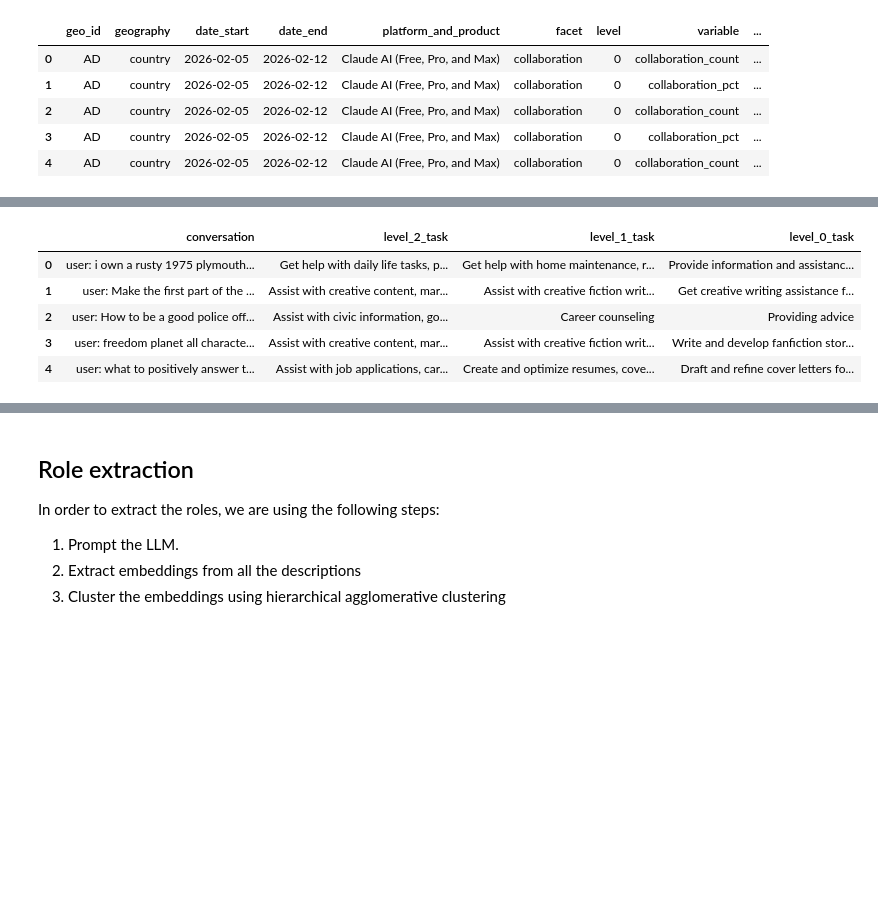
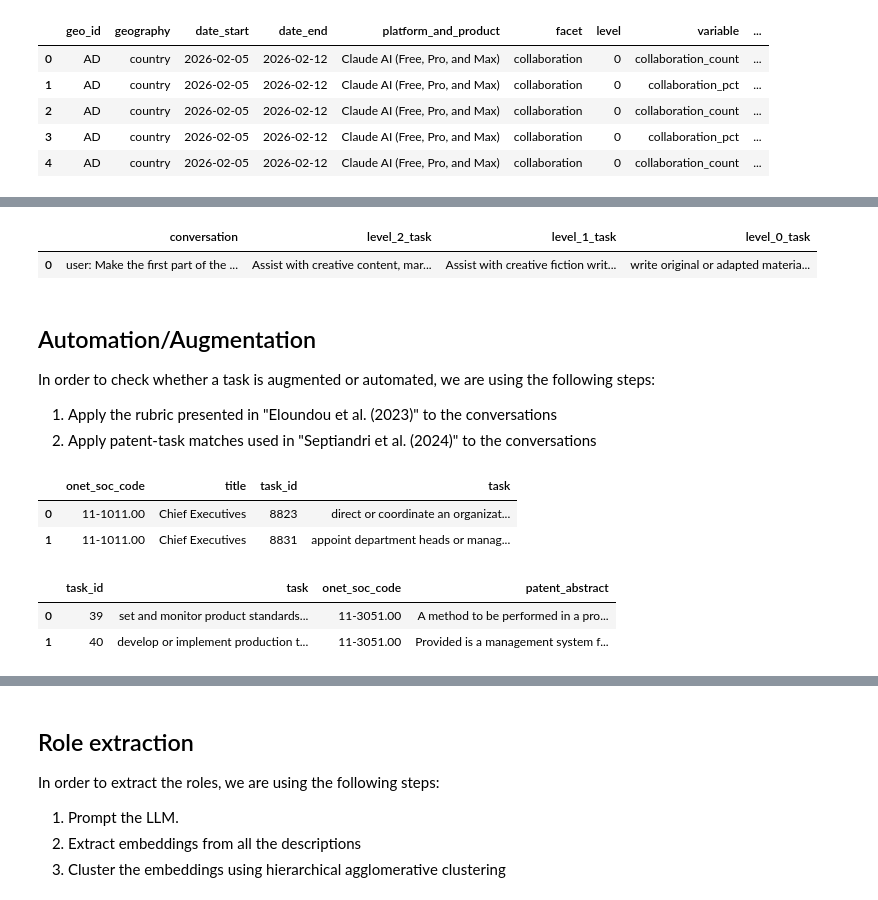
Before and after one commit to Engineering-AI-Systems-Team-3/chatgpt-at-work, a Jupyter notebook: chatgpt_at_work.ipynb, the cells around one changed output, grey strips where cells are left out. Drawn from its saved outputs; the diff is of its cells as text; code cells hidden in the pictures; blank space fills up the shorter version.

```diff
--- a/chatgpt_at_work.ipynb
+++ b/chatgpt_at_work.ipynb
@@ -285,5 +357,12 @@ level_2.head()
 # %%
 def assign_parents(parents: pd.DataFrame, children: pd.DataFrame):
+    """
+    Assign a parent to each child based on the highest cosine similarity between their embeddings.
+
+    :param parents: DataFrame containing parent clusters with their embeddings
+    :param children: DataFrame containing child clusters with their embeddings and a column for the parent to be assigned
+    :return: the children DataFrame with the parent column filled with the id of the most similar parent for each child
+    """
     children_matrix = np.stack(children["embedding"])
     parent_matrix = np.stack(parents["embedding"])
     similarity_matrix = cosine_similarity(children_matrix, parent_matrix)
@@ -307,11 +386,24 @@ hierarchy_df.head()
 # %%
 def get_task_id(task_name: str, hierarchy: pd.DataFrame) -> int:
+    """
+    Get the ID of a task based on its name and the hierarchy DataFrame.
+
+    :param task_name: Name of the task to find
+    :param hierarchy: DataFrame containing the hierarchy of tasks
+    :return: ID of the task if found, otherwise None
+    """
     record = hierarchy[hierarchy["cluster_name"] == task_name]
     if not record.empty:
         return record["id"].values[0]
     return None
 # %%
 def format_options(tasks: pd.DataFrame) -> str:
+    """
+    Format a list of tasks into a string format suitable for prompting the model, where each task is listed on a new line.
+
+    :param tasks: DataFrame containing the tasks to format, with a column "cluster_name" for the task names
+    :return: formatted string with each task name on a new line
+    """
     options_str = ""
     for _, row in tasks.iterrows():
         option_name = row["cluster_name"]
@@ -319,12 +411,18 @@ def format_options(tasks: pd.DataFrame) -> str:
     return options_str
 # %%
 def map_conversation_to_task(conversations: pd.DataFrame, tasks: pd.DataFrame) -> pd.DataFrame:
-    template = get_messages(PROMPTS_DIR / "task_mapping.json")
+    """
+    Map each conversation to a task in the hierarchy by prompting the model to choose the most appropriate task at each level of the hierarchy, starting from the highest level (level 2) down to the lowest level (level 0).
+
+    :param conversations: DataFrame containing the conversations to map, with a column "conversation" for the conversation text
+    :param tasks: DataFrame containing the hierarchy of tasks, with columns "id", "level", "cluster_name", and "parent_id"
+    :return: DataFrame containing the original conversation and the corresponding task at each level of the hierarchy (columns "level_2_task", "level_1_task", "level_0_task")
+    """
+    template = get_messages(path=TASK_MAPPING_PROMPT_PATH)
     result = pd.DataFrame(columns=["conversation", "level_2_task", "level_1_task", "level_0_task"])
 
-    for index, row in conversations.iterrows():
-        raw_conversation = row["conversation"]
-        conversation = format_conversation(conversation=raw_conversation)
+    for index, row in tqdm(conversations.iterrows(), total=conversations.shape[0]):
+        conversation = row["conversation"]
         record = {"conversation": conversation, "level_2_task": None, "level_1_task": None, "level_0_task": None}
 
         high_level_tasks = tasks[tasks["level"] == 2]
@@ -353,11 +451,12 @@ def map_conversation_to_task(conversations: pd.DataFrame, tasks: pd.DataFrame) -
 # %%
 if not TASK_MAPPING_OUTPUT_PATH.exists():
     mapped_conversations_df = map_conversation_to_task(
-        conversations=sample_conversations,
+        conversations=work_related_conversations_df,
         tasks=hierarchy_df
     )
+    mapped_conversations_df = format_tasks(df=mapped_conversations_df, column_name="level_0_task")
     mapped_conversations_df.to_csv(TASK_MAPPING_OUTPUT_PATH, index=False)
 else:
     mapped_conversations_df = pd.read_csv(TASK_MAPPING_OUTPUT_PATH)
-mapped_conversations_df.head()
+mapped_conversations_df.head(1)
 # %% [output]
@@ -365,6 +463,34 @@ Warning: received null content from API (attempt 1)
 |  | conversation | level_2_task | level_1_task | level_0_task |
-| 0 | user: i own a rusty 1975 plymouth... | Get help with daily life tasks, p... | Get help with home maintenance, r... | Provide information and assistanc... |
-| 1 | user: Make the first part of the ... | Assist with creative content, mar... | Assist with creative fiction writ... | Get creative writing assistance f... |
-| 2 | user: How to be a good police off... | Assist with civic information, go... | Career counseling | Providing advice |
-| 3 | user: freedom planet all characte... | Assist with creative content, mar... | Assist with creative fiction writ... | Write and develop fanfiction stor... |
-| 4 | user: what to positively answer t... | Assist with job applications, car... | Create and optimize resumes, cove... | Draft and refine cover letters fo... |
+| 0 | user: Make the first part of the ... | Assist with creative content, mar... | Assist with creative fiction writ... | write original or adapted materia... |
+# %% [markdown]
+## Automation/Augmentation
+In order to check whether a task is augmented or automated, we are using the following steps:
+1. Apply the rubric presented in "Eloundou et al. (2023)" to the conversations
+2. Apply patent-task matches used in "Septiandri et al. (2024)" to the conversations
+# %%
+tasks_df = pd.read_csv(filepath_or_buffer=TASK_STATEMENTS_PATH)
+tasks_columns_to_keep = ["O*NET-SOC Code", "Title", "Task ID", "Task"]
+tasks_df = tasks_df[tasks_columns_to_keep].copy()
+tasks_df = format_tasks(df=tasks_df, column_name="Task")
+tasks_df.rename(str.lower, axis="columns", inplace=True)
+tasks_df.rename(columns={"o*net-soc code": "onet_soc_code", "task id": "task_id"}, inplace=True)
+tasks_df.head(2)
+# %% [output]
+|  | onet_soc_code | title | task_id | task |
+| 0 | 11-1011.00 | Chief Executives | 8823 | direct or coordinate an organizat... |
+| 1 | 11-1011.00 | Chief Executives | 8831 | appoint department heads or manag... |
+# %%
+patents_df = pd.read_csv(filepath_or_buffer=PATENTS_DATA_PATH)
+patents_df = format_tasks(df=patents_df, column_name="task")
+patents_columns_to_keep = ["task_id", "task", "onet_soc_code", "patent_abstract"]
+patents_df = (
+    patents_df[patents_columns_to_keep]
+    .copy()
+    .drop_duplicates(subset=["patent_abstract", "task"], keep="first")
+    .reset_index(drop=True)
+)
+patents_df.head(2)
+# %% [output]
+|  | task_id | task | onet_soc_code | patent_abstract |
+| 0 | 39 | set and monitor product standards... | 11-3051.00 | A method to be performed in a pro... |
+| 1 | 40 | develop or implement production t... | 11-3051.00 | Provided is a management system f... |
```
Also changed, not shown: parts of 24 cells of this notebook.
